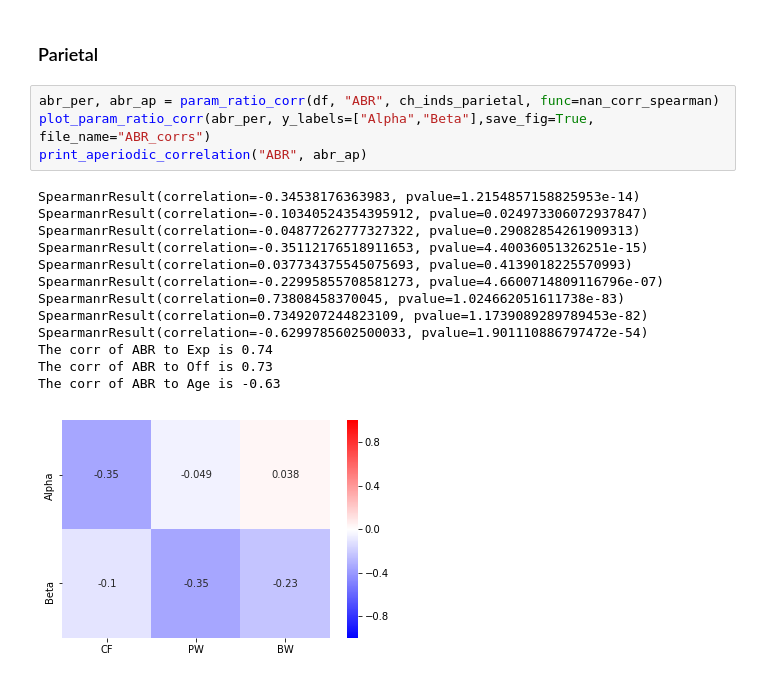
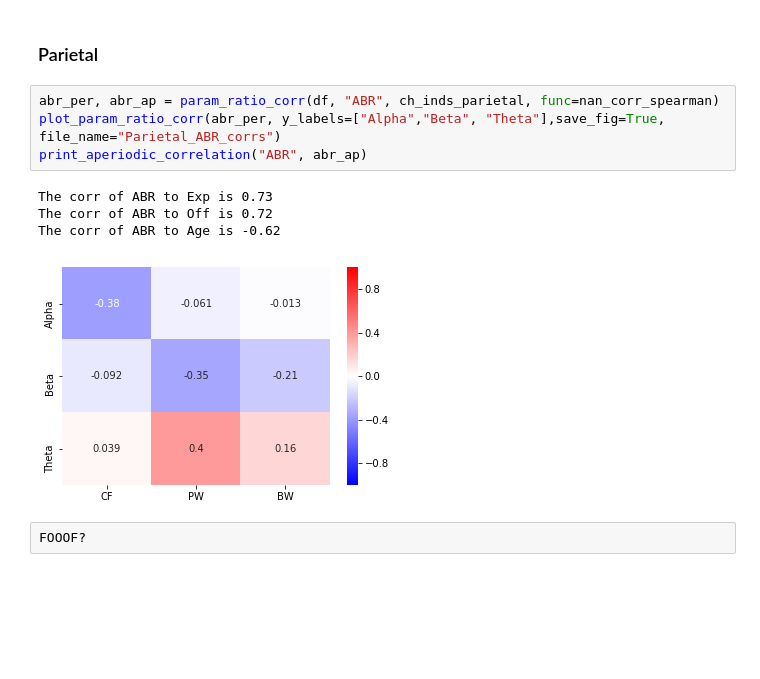
Before and after one commit to voytekresearch/BandRatios, a Jupyter notebook: notebooks/4-EEG-Dataset-Analysis.ipynb, the cells around one changed output. Cells and saved outputs as stored; diff of their text form; blank space fills up the shorter version.

```diff
--- a/notebooks/4-EEG-Dataset-Analysis.ipynb
+++ b/notebooks/4-EEG-Dataset-Analysis.ipynb
@@ -379,19 +226,12 @@ The corr of ABR to Age is -0.64
 ### Parietal
 # %%
 abr_per, abr_ap = param_ratio_corr(df, "ABR", ch_inds_parietal, func=nan_corr_spearman)
-plot_param_ratio_corr(abr_per, y_labels=["Alpha","Beta"],save_fig=True, file_name="ABR_corrs")
+plot_param_ratio_corr(abr_per, y_labels=["Alpha","Beta", "Theta"],save_fig=True, file_name="Parietal_ABR_corrs")
 print_aperiodic_correlation("ABR", abr_ap)
 # %% [output]
-SpearmanrResult(correlation=-0.34538176363983, pvalue=1.2154857158825953e-14)
-SpearmanrResult(correlation=-0.10340524354395912, pvalue=0.024973306072937847)
-SpearmanrResult(correlation=-0.04877262777327322, pvalue=0.29082854261909313)
-SpearmanrResult(correlation=-0.35112176518911653, pvalue=4.40036051326251e-15)
-SpearmanrResult(correlation=0.037734375545075693, pvalue=0.4139018225570993)
-SpearmanrResult(correlation=-0.22995855708581273, pvalue=4.6600714809116796e-07)
-SpearmanrResult(correlation=0.73808458370045, pvalue=1.024662051611738e-83)
-SpearmanrResult(correlation=0.7349207244823109, pvalue=1.1739089289789453e-82)
-SpearmanrResult(correlation=-0.6299785602500033, pvalue=1.901110886797472e-54)
-The corr of ABR to Exp is 0.74
-The corr of ABR to Off is 0.73
-The corr of ABR to Age is -0.63
+The corr of ABR to Exp is 0.73
+The corr of ABR to Off is 0.72
+The corr of ABR to Age is -0.62
-[figure, old version]
+[figure, new version]
+# %%
+FOOOF?
```
Also changed, not shown: parts of 14 cells of this notebook, 20 other files.
